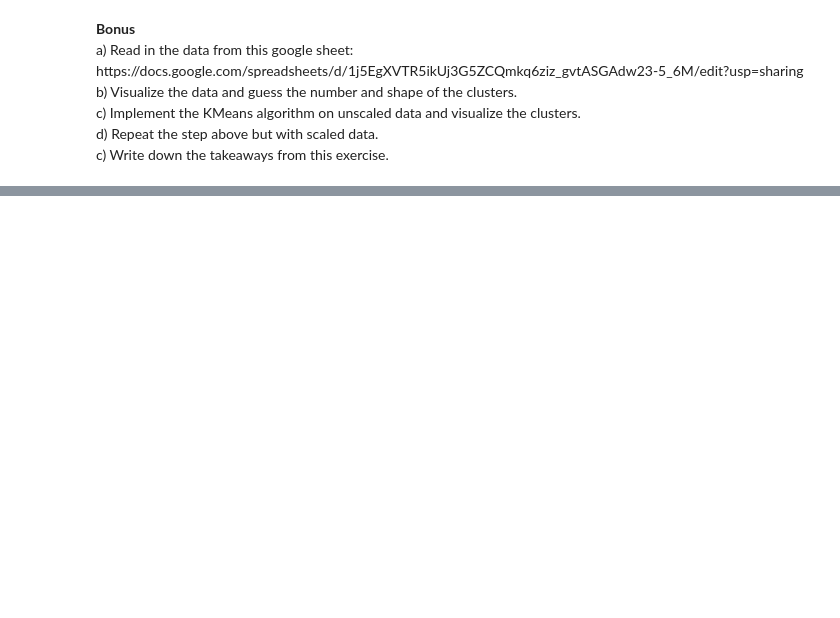
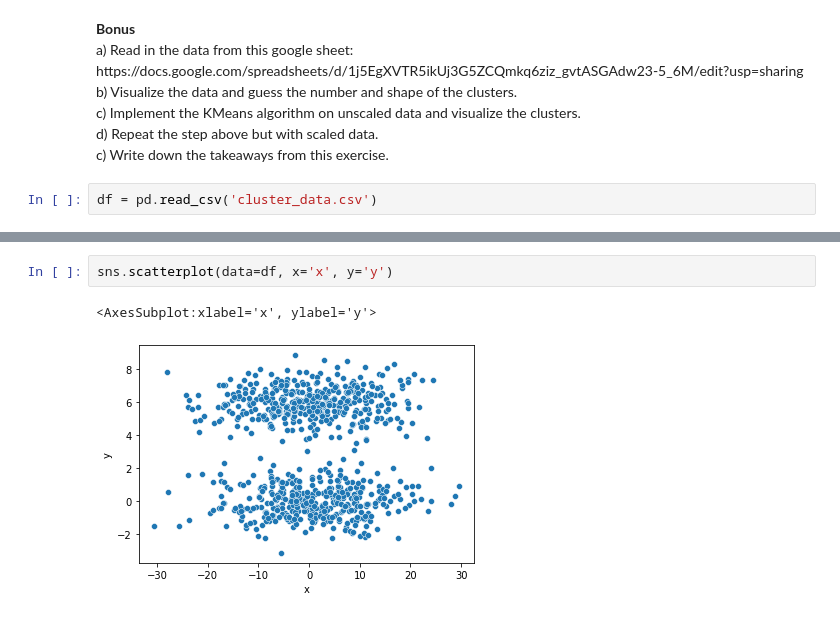
Before and after one commit to Jared-Godar/clustering-exercises, a Jupyter notebook: modeling.ipynb, the cells around one changed output, grey strips where cells are left out. Saved outputs shown, nothing was run; the diff lists cells and outputs as text; blank space fills up the shorter version.

```diff
--- a/modeling.ipynb
+++ b/modeling.ipynb
@@ -748,3 +409,5 @@ b) Visualize the data and guess the number and shape of the clusters.<br />
 c) Implement the KMeans algorithm on unscaled data and visualize the clusters.<br />
 d) Repeat the step above but with scaled data.  <br />
 c) Write down the takeaways from this exercise.</p>
+# %%
+df = pd.read_csv('cluster_data.csv')
@@ -750,0 +424,5 @@ c) Write down the takeaways from this exercise.</p>
+# %%
+sns.scatterplot(data=df, x='x', y='y')
+# %% [output]
+<AxesSubplot:xlabel='x', ylabel='y'>
+[figure, added]
```
Also changed, not shown: parts of 70 cells of this notebook, 1 other file.
